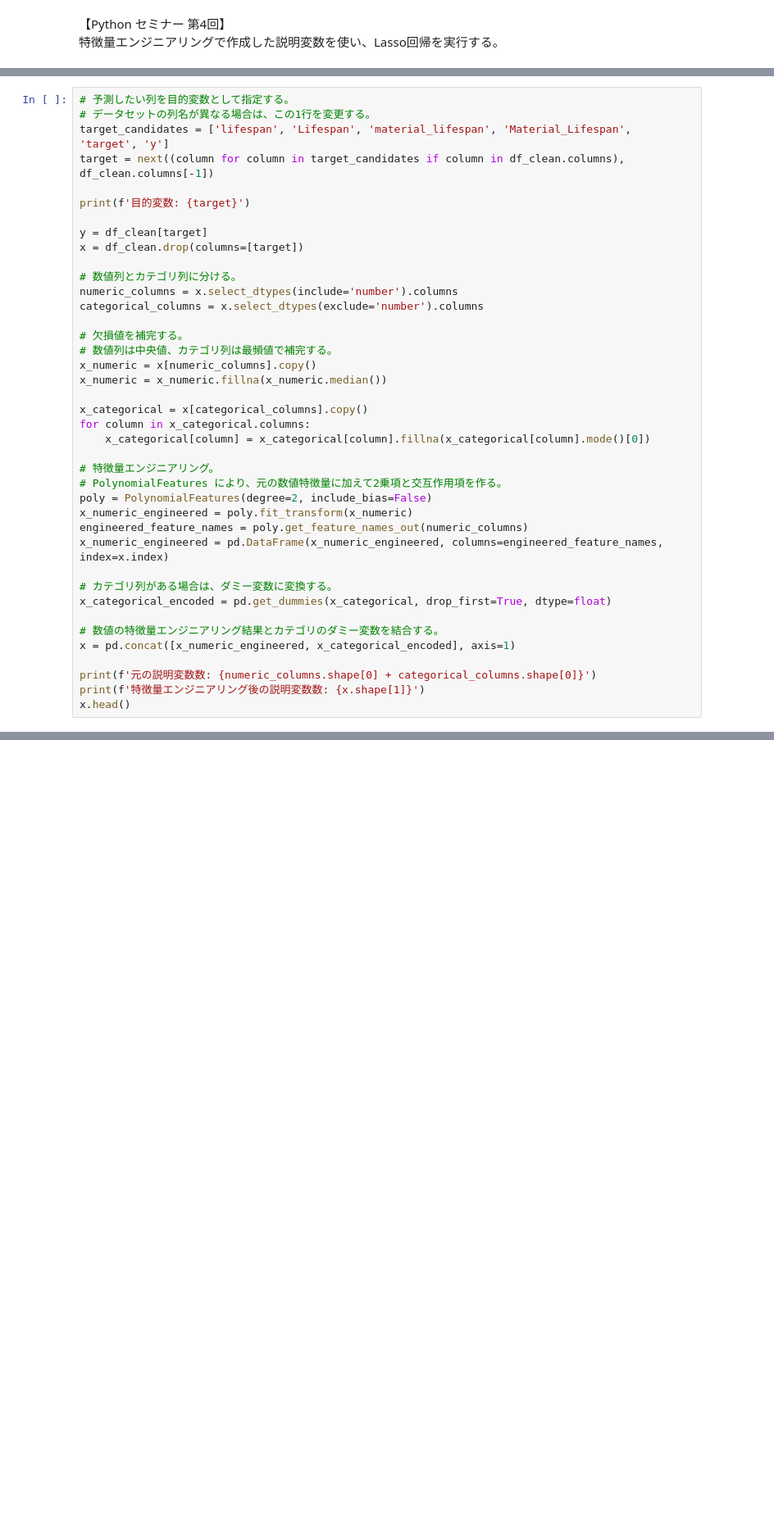
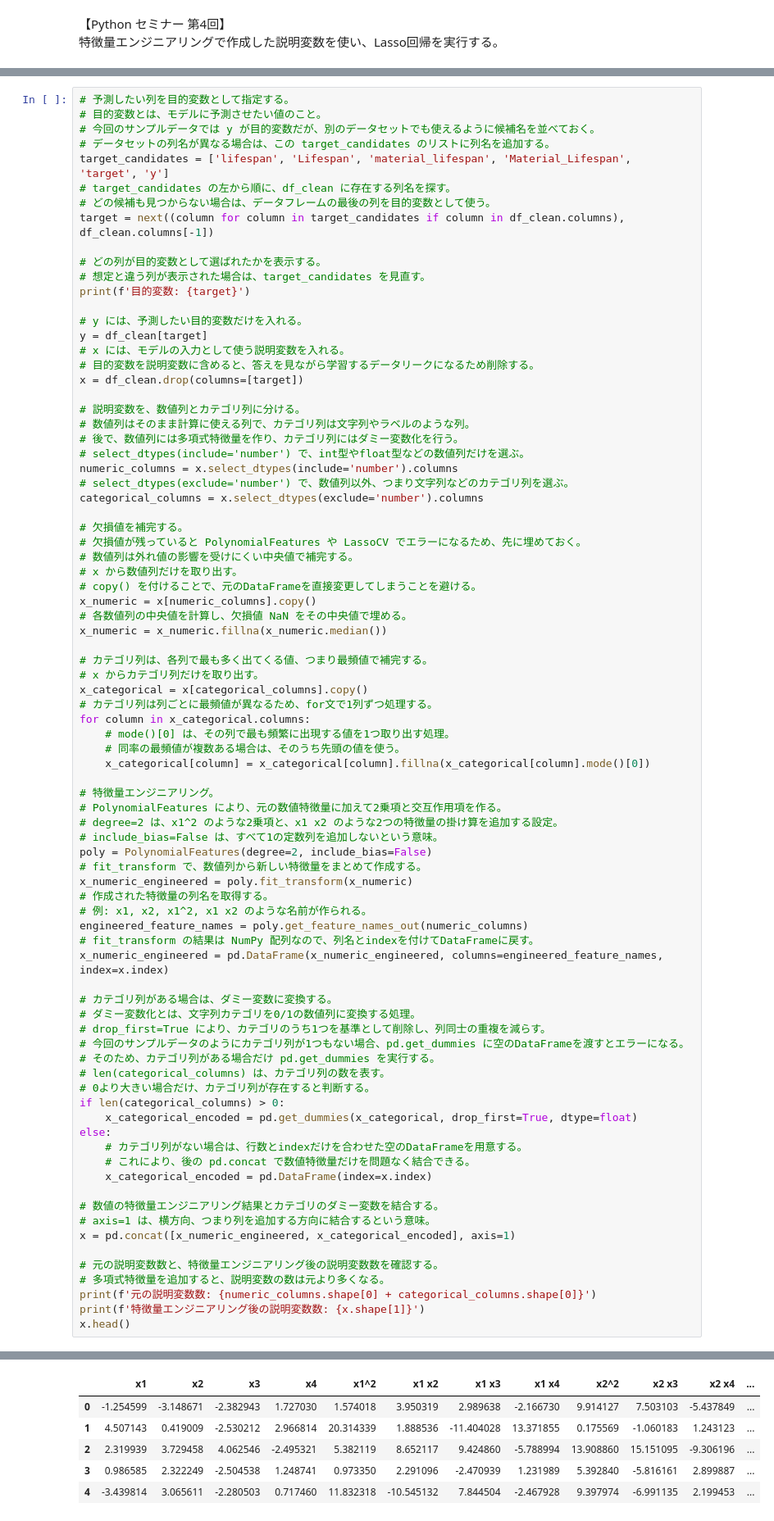
Before and after one commit to fukumoto-riku/python_seminar, a Jupyter notebook: 第4回/lesson_4/feature_engineering_lasso_analysis.ipynb, the cells around one changed output, grey strips where cells are left out. Shown at 82% size. Cells and saved outputs as stored; diff of their text form; blank space fills up the shorter version.

Commit message:
Update feature engineering Lasso notebook

```diff
--- a/第4回/lesson_4/feature_engineering_lasso_analysis.ipynb
+++ b/第4回/lesson_4/feature_engineering_lasso_analysis.ipynb
@@ -134,41 +218,83 @@ df_clean
 1000 rows × 5 columns
 # %%
 # 予測したい列を目的変数として指定する。
-# データセットの列名が異なる場合は、この1行を変更する。
+# 目的変数とは、モデルに予測させたい値のこと。
+# 今回のサンプルデータでは y が目的変数だが、別のデータセットでも使えるように候補名を並べておく。
+# データセットの列名が異なる場合は、この target_candidates のリストに列名を追加する。
 target_candidates = ['lifespan', 'Lifespan', 'material_lifespan', 'Material_Lifespan', 'target', 'y']
+# target_candidates の左から順に、df_clean に存在する列名を探す。
+# どの候補も見つからない場合は、データフレームの最後の列を目的変数として使う。
 target = next((column for column in target_candidates if column in df_clean.columns), df_clean.columns[-1])
 
+# どの列が目的変数として選ばれたかを表示する。
+# 想定と違う列が表示された場合は、target_candidates を見直す。
 print(f'目的変数: {target}')
 
+# y には、予測したい目的変数だけを入れる。
 y = df_clean[target]
+# x には、モデルの入力として使う説明変数を入れる。
+# 目的変数を説明変数に含めると、答えを見ながら学習するデータリークになるため削除する。
 x = df_clean.drop(columns=[target])
 
-# 数値列とカテゴリ列に分ける。
+# 説明変数を、数値列とカテゴリ列に分ける。
+# 数値列はそのまま計算に使える列で、カテゴリ列は文字列やラベルのような列。
+# 後で、数値列には多項式特徴量を作り、カテゴリ列にはダミー変数化を行う。
+# select_dtypes(include='number') で、int型やfloat型などの数値列だけを選ぶ。
 numeric_columns = x.select_dtypes(include='number').columns
+# select_dtypes(exclude='number') で、数値列以外、つまり文字列などのカテゴリ列を選ぶ。
 categorical_columns = x.select_dtypes(exclude='number').columns
 
 # 欠損値を補完する。
-# 数値列は中央値、カテゴリ列は最頻値で補完する。
+# 欠損値が残っていると PolynomialFeatures や LassoCV でエラーになるため、先に埋めておく。
+# 数値列は外れ値の影響を受けにくい中央値で補完する。
+# x から数値列だけを取り出す。
+# copy() を付けることで、元のDataFrameを直接変更してしまうことを避ける。
 x_numeric = x[numeric_columns].copy()
+# 各数値列の中央値を計算し、欠損値 NaN をその中央値で埋める。
 x_numeric = x_numeric.fillna(x_numeric.median())
 
+# カテゴリ列は、各列で最も多く出てくる値、つまり最頻値で補完する。
+# x からカテゴリ列だけを取り出す。
 x_categorical = x[categorical_columns].copy()
+# カテゴリ列は列ごとに最頻値が異なるため、for文で1列ずつ処理する。
 for column in x_categorical.columns:
+    # mode()[0] は、その列で最も頻繁に出現する値を1つ取り出す処理。
+    # 同率の最頻値が複数ある場合は、そのうち先頭の値を使う。
     x_categorical[column] = x_categorical[column].fillna(x_categorical[column].mode()[0])
 
 # 特徴量エンジニアリング。
 # PolynomialFeatures により、元の数値特徴量に加えて2乗項と交互作用項を作る。
+# degree=2 は、x1^2 のような2乗項と、x1 x2 のような2つの特徴量の掛け算を追加する設定。
+# include_bias=False は、すべて1の定数列を追加しないという意味。
 poly = PolynomialFeatures(degree=2, include_bias=False)
+# fit_transform で、数値列から新しい特徴量をまとめて作成する。
 x_numeric_engineered = poly.fit_transform(x_numeric)
+# 作成された特徴量の列名を取得する。
+# 例: x1, x2, x1^2, x1 x2 のような名前が作られる。
 engineered_feature_names = poly.get_feature_names_out(numeric_columns)
+# fit_transform の結果は NumPy 配列なので、列名とindexを付けてDataFrameに戻す。
 x_numeric_engineered = pd.DataFrame(x_numeric_engineered, columns=engineered_feature_names, index=x.index)
 
 # カテゴリ列がある場合は、ダミー変数に変換する。
-x_categorical_encoded = pd.get_dummies(x_categorical, drop_first=True, dtype=float)
+# ダミー変数化とは、文字列カテゴリを0/1の数値列に変換する処理。
+# drop_first=True により、カテゴリのうち1つを基準として削除し、列同士の重複を減らす。
+# 今回のサンプルデータのようにカテゴリ列が1つもない場合、pd.get_dummies に空のDataFrameを渡すとエラーになる。
+# そのため、カテゴリ列がある場合だけ pd.get_dummies を実行する。
+# len(categorical_columns) は、カテゴリ列の数を表す。
+# 0より大きい場合だけ、カテゴリ列が存在すると判断する。
+if len(categorical_columns) > 0:
+    x_categorical_encoded = pd.get_dummies(x_categorical, drop_first=True, dtype=float)
+else:
+    # カテゴリ列がない場合は、行数とindexだけを合わせた空のDataFrameを用意する。
+    # これにより、後の pd.concat で数値特徴量だけを問題なく結合できる。
+    x_categorical_encoded = pd.DataFrame(index=x.index)
 
 # 数値の特徴量エンジニアリング結果とカテゴリのダミー変数を結合する。
+# axis=1 は、横方向、つまり列を追加する方向に結合するという意味。
 x = pd.concat([x_numeric_engineered, x_categorical_encoded], axis=1)
 
+# 元の説明変数数と、特徴量エンジニアリング後の説明変数数を確認する。
+# 多項式特徴量を追加すると、説明変数の数は元より多くなる。
 print(f'元の説明変数数: {numeric_columns.shape[0] + categorical_columns.shape[0]}')
 print(f'特徴量エンジニアリング後の説明変数数: {x.shape[1]}')
 x.head()
@@ -178,2 +305,8 @@ ValueError: No objects to concatenate
+|  | x1 | x2 | x3 | x4 | x1^2 | x1 x2 | x1 x3 | x1 x4 | x2^2 | x2 x3 | x2 x4 | ... |
+| 0 | -1.254599 | -3.148671 | -2.382943 | 1.727030 | 1.574018 | 3.950319 | 2.989638 | -2.166730 | 9.914127 | 7.503103 | -5.437849 | ... |
+| 1 | 4.507143 | 0.419009 | -2.530212 | 2.966814 | 20.314339 | 1.888536 | -11.404028 | 13.371855 | 0.175569 | -1.060183 | 1.243123 | ... |
+| 2 | 2.319939 | 3.729458 | 4.062546 | -2.495321 | 5.382119 | 8.652117 | 9.424860 | -5.788994 | 13.908860 | 15.151095 | -9.306196 | ... |
+| 3 | 0.986585 | 2.322249 | -2.504538 | 1.248741 | 0.973350 | 2.291096 | -2.470939 | 1.231989 | 5.392840 | -5.816161 | 2.899887 | ... |
+| 4 | -3.439814 | 3.065611 | -2.280503 | 0.717460 | 11.832318 | -10.545132 | 7.844504 | -2.467928 | 9.397974 | -6.991135 | 2.199453 | ... |
 # %%
 # データをトレーニングセットとテストセットに分割する。
```
Also changed, not shown: parts of 10 cells of this notebook.
